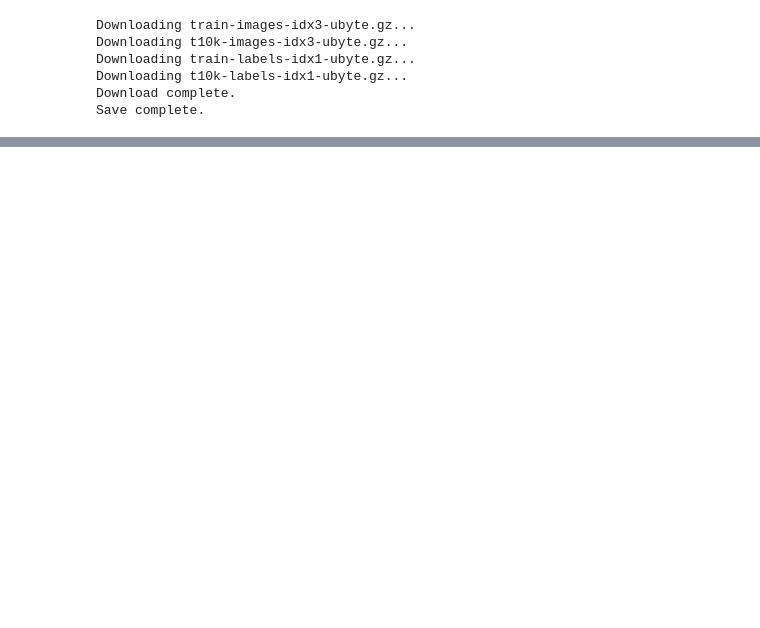
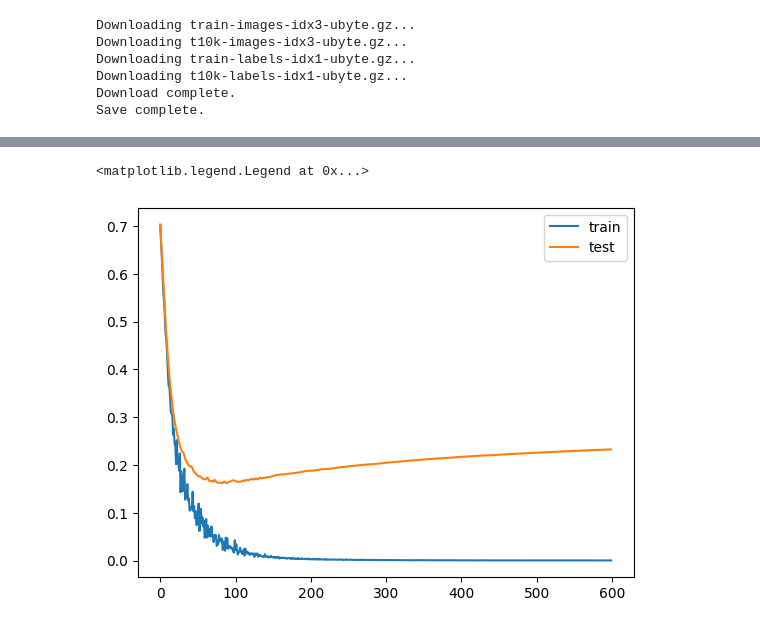
Before and after one commit to int8/merito-ml-week1, a Jupyter notebook: task3-pytorch-mlp-sgd-bceloss.ipynb, the cells around one changed output, grey strips where cells are left out. Cells and saved outputs as stored; diff of their text form; code cells hidden in the pictures; blank space fills up the shorter version.

```diff
--- a/task3-pytorch-mlp-sgd-bceloss.ipynb
+++ b/task3-pytorch-mlp-sgd-bceloss.ipynb
@@ -8,7 +8,7 @@ class MultiLayerPerceptron(nn.Module):
         self.mlp = nn.Sequential(
             nn.Linear(28 * 28, 50),
             nn.ReLU(),
-            nn.Linear(250, 15),
+            nn.Linear(50, 15),
             nn.ReLU(),
             nn.Linear(15,1),
             nn.Sigmoid()
@@ -108,33 +123,46 @@ def binarize(y):
 # %%
 # TODO: zbinaryzuj y_train i y_test i zapisz do y_train_bin i y_test_bin
-y_train_bin = None # TODO
-y_test_bin = None # TODO
+y_train_bin = binarize(y_train)
+y_test_bin = binarize(y_test)
 # %%
-# training loop
+# training loop with test set bce_loss
 
 model = MultiLayerPerceptron()
-bce_loss = None # TODO
+
+bce_loss = torch.nn.BCELoss()
 losses = []
-batch_size = 16
-adam_optimizer = None #TODO
-nr_of_epochs = 5
+test_losses = []
+batch_size = 256
+adam_optimizer = torch.optim.Adam(model.parameters())
+nr_of_epochs = 150
+
 for epoch in range(nr_of_epochs):
     print(f"Starting {epoch=}")
     print(f"Shuffling data")
     x, y = shuffle_data(x_train,y_train_bin)
     current_index = 0
     while current_index < len(x_train):
-        batch_x = None # TODO
-        batch_y = None # TODO
+
+        # x, y
+        batch_x = x[current_index:(current_index + batch_size)]
+        batch_y = y[current_index:(current_index + batch_size)]
 
         tensor_batch_x = torch.Tensor(batch_x)
-        tensor_batch_y = torch.Tensor(batch_y).reshape(-1, 1)
-        pred = None # TODO
-        loss = None # TODO
+        tensor_batch_y = torch.Tensor(batch_y).reshape(-1, 1) # target
+
+        x_test_tensor = torch.Tensor(x_test)
+        y_test_tensor = torch.Tensor(y_test_bin).reshape(-1,1)
+
+        test_loss = bce_loss(model.forward(x_test_tensor), y_test_tensor)
+        test_losses.append(float(test_loss.detach().numpy()))
+
+        pred = model.forward(tensor_batch_x) # TODO [model forward tensor]  # m(input) [pred]
+        loss = bce_loss(pred, tensor_batch_y)
 
         # Backpropagation
         loss.backward()
         adam_optimizer.step()
         adam_optimizer.zero_grad()
-        current_index += None # TODO
+
+        current_index += batch_size
         losses.append(float(loss.detach().numpy()))
@@ -141,2 +189,9 @@ for epoch in range(nr_of_epochs):
 # %%
 # TODO: Pokaż jak loss zmienia się w czasie
+import pandas as pd
+pd.Series(losses).plot(label='train')
+pd.Series(test_losses).plot(label='test')
+plt.legend()
+# %% [output]
+<matplotlib.legend.Legend at 0x...>
+[figure, added]
```
Also changed, not shown: parts of 9 cells of this notebook, 1 other file.
